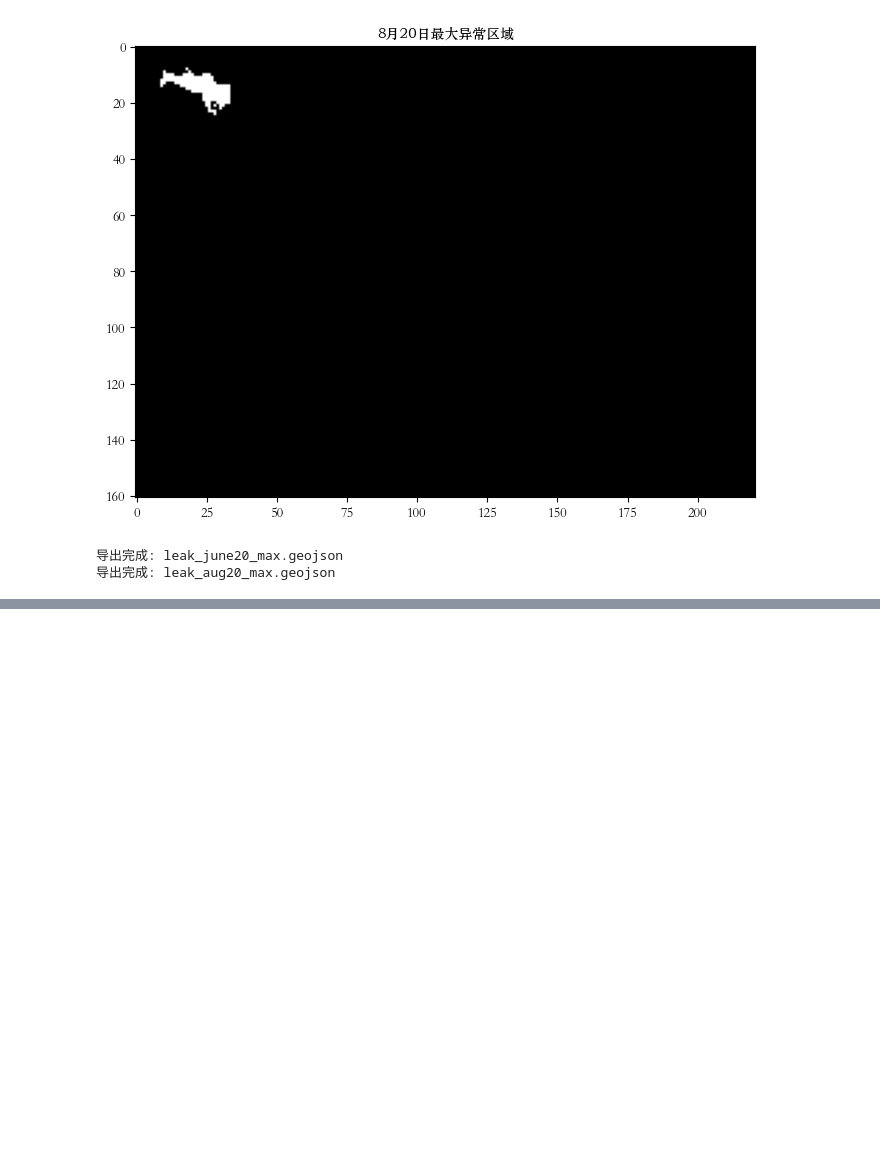
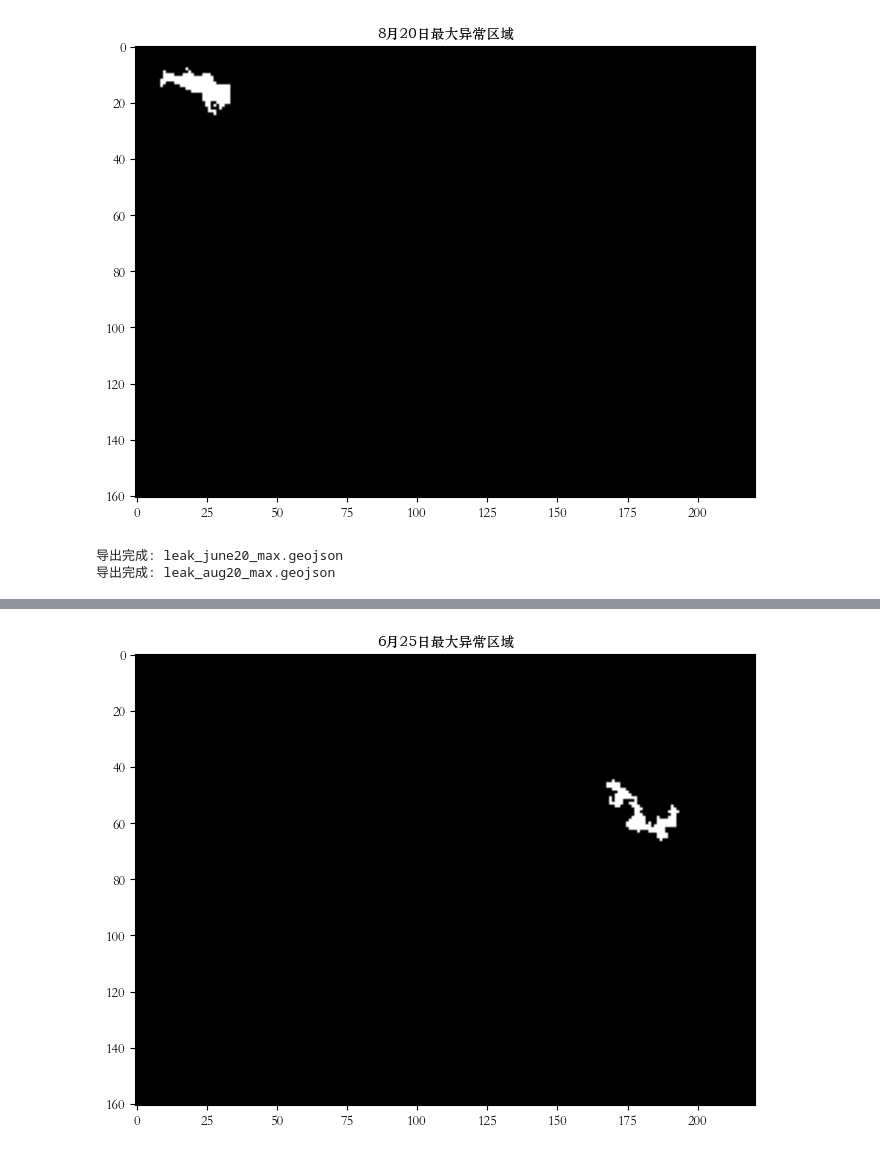
Before and after one commit to think2times/Fastrack, a Jupyter notebook: Doing/ai/linkage-control/satelite detection.ipynb, the cells around one changed output, grey strips where cells are left out. Cells and saved outputs as stored; diff of their text form; code cells hidden in the pictures; blank space fills up the shorter version.

```diff
--- a/Doing/ai/linkage-control/satelite detection.ipynb
+++ b/Doing/ai/linkage-control/satelite detection.ipynb
@@ -272,0 +362,91 @@ export_geojson(leak_mask_aug, profile, "leak_aug20_max.geojson")
+# %%
+import rasterio
+import numpy as np
+import matplotlib.pyplot as plt
+from matplotlib import font_manager
+from rasterio.features import shapes
+import geopandas as gpd
+from shapely.geometry import shape
+from skimage import measure
+
+# ----------------------------
+# 1️⃣ 设置中文字体
+# ----------------------------
+# 使用本地 ttf 字体文件
+font_path = "C:/Windows/Fonts/STZHONGS.TTF"  # 修改为你本地字体路径
+my_font = font_manager.FontProperties(fname=font_path)
+
+# ----------------------------
+# 2️⃣ 配置文件路径
+# ----------------------------
+tif_june = "../data/S1_June25.tif"     # 6月25日
+tif_dry = "../data/S1_DrySeason.tif"   # 干燥期
+
+# ----------------------------
+# 3️⃣ 读取 VV/VH 波段函数
+# ----------------------------
+def read_vv_vh(tif_path):
+    with rasterio.open(tif_path) as src:
+        if src.count >= 2:
+            vv = src.read(1)
+            vh = src.read(2)
+        else:
+            vv = src.read(1)
+            vh = None
+        profile = src.profile
+    return vv, vh, profile
+
+vv_june, vh_june, profile = read_vv_vh(tif_june)
+vv_dry, vh_dry, _ = read_vv_vh(tif_dry)
+
+# ----------------------------
+# 4️⃣ 计算异常指标
+# ----------------------------
+delta_vv_june = vv_june - vv_dry
+
+def wetness_index(vv, vh):
+    if vh is None:
+        return None
+    return np.divide(vh, vv, out=np.zeros_like(vv), where=vv!=0)
+
+wetness_delta_june = wetness_index(vv_june, vh_june) - wetness_index(vv_dry, vh_dry) if vh_june is not None else None
+
+# ----------------------------
+# 5️⃣ 自动筛选最大异常区域
+# ----------------------------
+def extract_largest_region(delta_array, threshold):
+    mask = delta_array > threshold
+    labeled_mask = measure.label(mask)  # 连通区域标记
+    regions = measure.regionprops(labeled_mask)
+    if not regions:
+        return np.zeros_like(delta_array, dtype=np.uint8)
+    # 找到最大面积区域
+    largest_region = max(regions, key=lambda r: r.area)
+    largest_mask = (labeled_mask == largest_region.label).astype(np.uint8)
+    return largest_mask
+
+threshold = 2  # ΔVV 或 Δ VH/VV 阈值
+leak_mask_june = extract_largest_region(delta_vv_june, threshold)
+
+# ----------------------------
+# 6️⃣ 可视化最大异常区域
+# ----------------------------
+plt.figure(figsize=(8,6))
+plt.imshow(leak_mask_june, cmap='gray')
+plt.title('6月25日最大异常区域', fontproperties=my_font)
+plt.show()
+
+
+# ----------------------------
+# 7️⃣ 导出为 GeoJSON
+# ----------------------------
+def export_geojson(mask, profile, out_file):
+    shapes_gen = shapes(mask, mask=mask.astype(bool), transform=profile['transform'])
+    geoms = [shape(geom) for geom, val in shapes_gen if val == 1]
+    gdf = gpd.GeoDataFrame(geometry=geoms, crs=profile['crs'])
+    gdf.to_file(out_file, driver='GeoJSON', encoding='utf-8')
+    print(f"导出完成: {out_file}")
+
+export_geojson(leak_mask_june, profile, "leak_june25_max.geojson")
+# %% [output]
+[figure, added]
```
Also changed, not shown: parts of 2 cells of this notebook, 5 other files.
